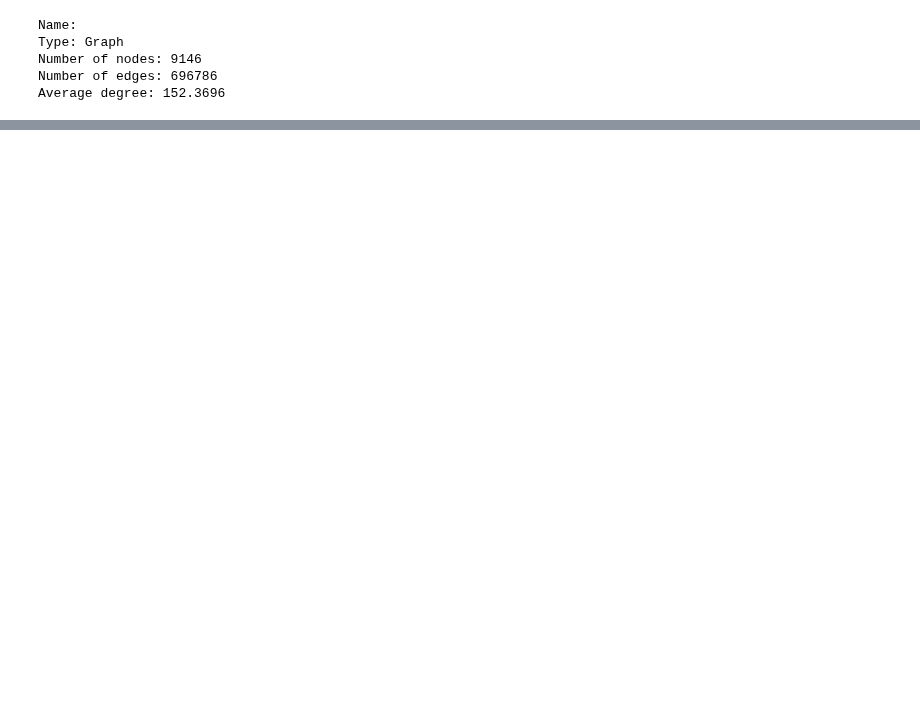
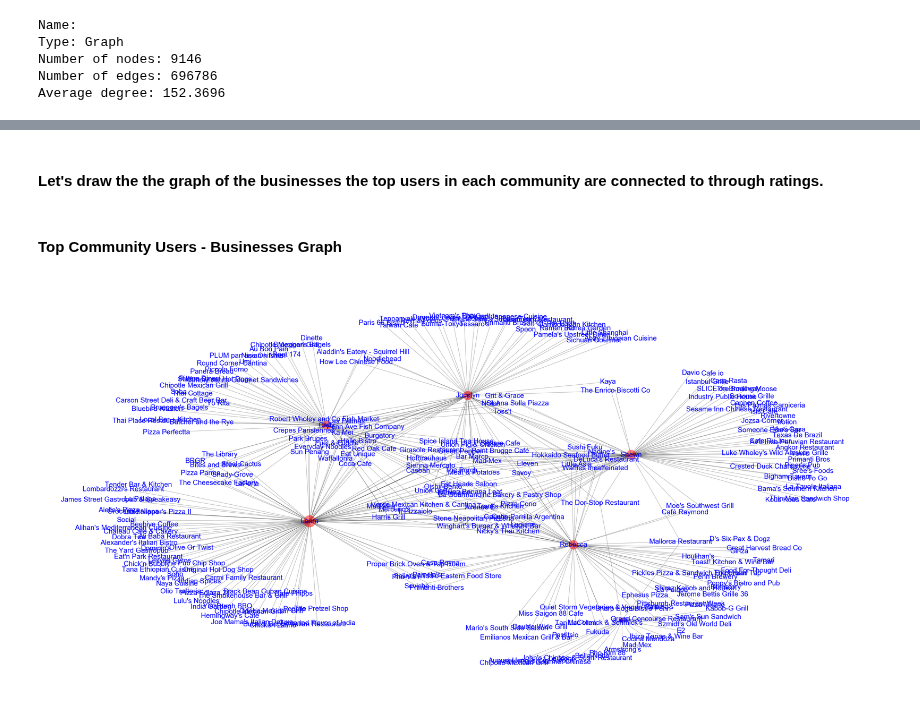
Before and after one commit to kfolsom98/DATA620, a Jupyter notebook: Project2/code/Project2.ipynb, the cells around one changed output, grey strips where cells are left out. Cells and saved outputs as stored; diff of their text form; code cells hidden in the pictures; blank space fills up the shorter version.

```diff
--- a/Project2/code/Project2.ipynb
+++ b/Project2/code/Project2.ipynb
@@ -215,0 +519,2 @@ nx.draw(wsub3, spring_pos, node_size=[v*20 for v in wsub3.degree().values()], wi
+# %% [markdown]
+#### Let's draw the the graph of the businesses the top users in each community are connected to through ratings.
@@ -215,0 +530,60 @@ nx.draw(wsub3, spring_pos, node_size=[v*20 for v in wsub3.degree().values()], wi
+# %%
+# create a subgraph of the top users by community.  This process takes each user and find his/her business
+# neigbhors in the bipartite graph G
+
+df = pd.DataFrame.from_dict(top)
+df.columns =['partition', 'user_id', 'eigenvector']
+
+#df[df.partition==0]
+
+sub_G = nx.Graph()
+
+for index, row in df.iterrows():
+    create_subgraph(sub_G, row['user_id'])
+
+
+for n in sub_G.nodes():
+    #apply the name from G as an attribute of sub_G
+    sub_G.node[n]['name'] = G.node[n]['name']
+    sub_G.node[n]['neighborhoods'] = G.node[n]['neighborhoods']
+# %% [markdown]
+#### Top Community Users - Businesses Graph
+# %%
+
+l = df['user_id'].values.tolist()
+
+colors=[]
+labels=[]
+
+for n, d in sub_G.nodes(data=True):
+
+    if n in l:
+        colors.append('r')
+    else:
+        colors.append('b')
+
+
+
+labels = nx.get_node_attributes(sub_G, "name")
+
+spring_pos = nx.spring_layout(sub_G)
+
+ns = [v*25 for v in sub_G.degree().values()]
+
+
+plt.figure(figsize=(50,25))
+
+nx.draw(sub_G, pos=spring_pos,
+        with_labels=False,
+        edge_color='black',
+        node_color=colors,
+        vmin=1.0, vmax=5.0,
+        alpha=.5,
+        node_size=ns
+        )
+
+nx.draw_networkx_labels(sub_G, spring_pos, labels, font_size=30, font_color='blue')
+
+plt.show()
+# %% [output]
+[figure, added]
```
Also changed, not shown: parts of 122 cells of this notebook.
